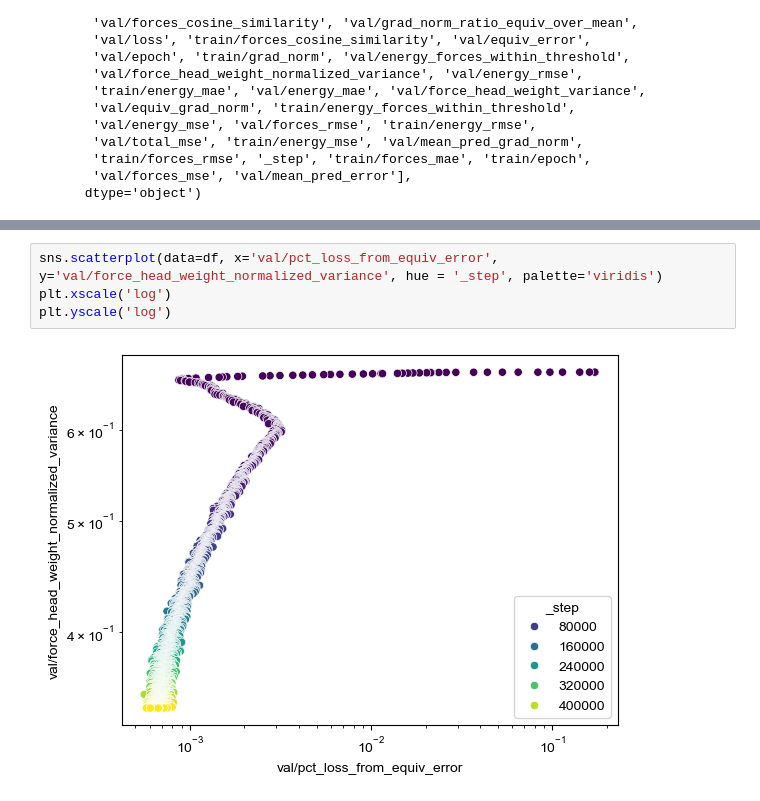
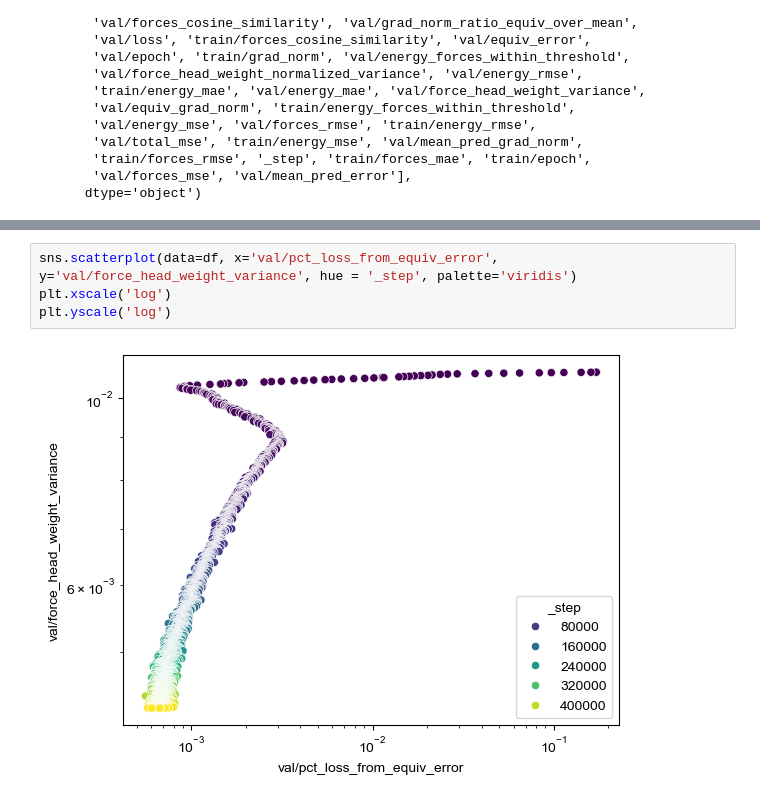
Before and after one commit to genentech/equivariance_learning, a Jupyter notebook: escaip-wandb/plot_linear_head_deviation.ipynb, the cells around one changed output, grey strips where cells are left out. Saved outputs shown, nothing was run; the diff lists cells and outputs as text.

```diff
--- a/escaip-wandb/plot_linear_head_deviation.ipynb
+++ b/escaip-wandb/plot_linear_head_deviation.ipynb
@@ -41,9 +55,9 @@ sns.lineplot(data=df, x='_step', y='val/force_head_weight_normalized_variance')
 # %%
-sns.scatterplot(data=df, x='val/pct_loss_from_equiv_error', y='val/force_head_weight_normalized_variance', hue = '_step', palette='viridis')
+sns.scatterplot(data=df, x='val/pct_loss_from_equiv_error', y='val/force_head_weight_variance', hue = '_step', palette='viridis')
 plt.xscale('log')
 plt.yscale('log')
 # %% [output]
-[figure, old version]
+[figure, new version]
 # %%
 mdf = df
 mdf['_log step'] = np.log(mdf['_step'])
```
Also changed, not shown: parts of 2 cells of this notebook, 2 other files.
